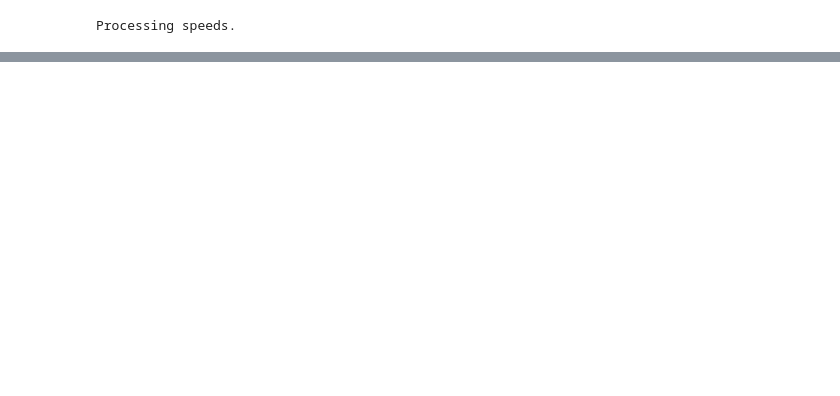
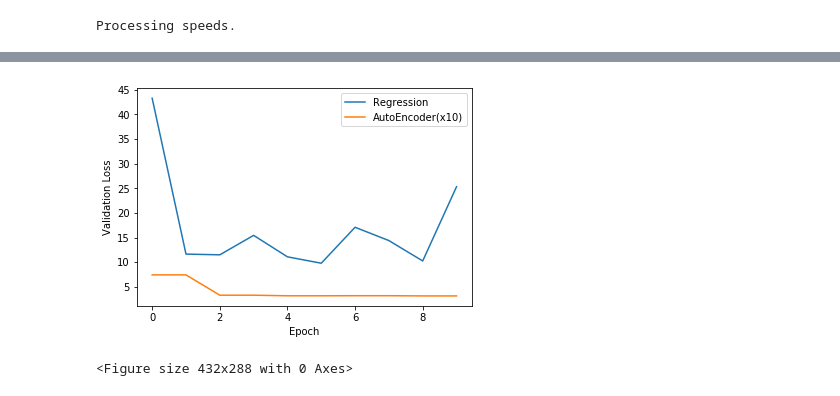
Before and after one commit to jaketerrito/speedchallenge, a Jupyter notebook: autoencoder.ipynb, the cells around one changed output, grey strips where cells are left out. Cells and saved outputs as stored; diff of their text form; code cells hidden in the pictures; blank space fills up the shorter version.

```diff
--- a/autoencoder.ipynb
+++ b/autoencoder.ipynb
@@ -172,7 +171,7 @@ def speed_generator(video, speeds, batch_size, sequence_length):
 # %%
 batch_size = 16
 sequence_length = 8
-epochs = 10
+epochs = 5
 split = .8
 latent_size = 16
 
@@ -235,7 +234,9 @@ def get_regression():
     outputs = Dense(1,activation='linear')(x)
     return Model(inputs=inputs,outputs=outputs,name='regression')
 
+print('Encoder:')
 get_encoder().summary()
+print('Decoder:')
 get_decoder().summary()
 #get_regression().summary()
 # %% [output]
@@ -515,10 +319,0 @@ Epoch 10/10
-# %%
-reg_history = regression.fit_generator(
-    train_re_gen,
-    steps_per_epoch=int(video_size*split/batch_size),
-    validation_data=val_re_gen,
-    validation_steps=int(video_size*(1-split)/batch_size),
-    epochs=epochs,
-    verbose=True,
-    callbacks=[ModelCheckpoint('./data/reg_weights.hdf5',save_best_only=True)]
-)
@@ -667,10 +319,0 @@ def concat_speed_generator(video, speeds, batch_size, sequence_length, ae):
-# %%
-ae_history = autoencoder.fit_generator(
-    train_ae_gen,
-    steps_per_epoch=int(video_size*split/batch_size),
-    validation_data=val_ae_gen,
-    validation_steps=int(video_size*(1-split)/batch_size),
-    epochs=epochs,
-    verbose=True,
-    callbacks=[ModelCheckpoint('./data/weights.hdf5',save_best_only=True)]
-)
@@ -702,10 +319,0 @@ val_re_gen = concat_speed_generator(video[int(video_size*split):], speeds[int(vi
-# %%
-reg_history = regression.fit_generator(
-    train_re_gen,
-    steps_per_epoch=int(video_size*split/batch_size),
-    validation_data=val_re_gen,
-    validation_steps=int(video_size*(1-split)/batch_size),
-    epochs=epochs,
-    verbose=True,
-    callbacks=[ModelCheckpoint('./data/reg_weights.hdf5',save_best_only=True)]
-)
@@ -733,14 +320,18 @@ Epoch 10/10
 # %%
 # Plot the training loss against the validation loss
-plt.plot(reg_history.history['loss'])
-plt.plot(reg_history.history['val_loss'])
+plt.plot(reg_history)
+plt.plot(ae_history)
+
 plt.xlabel('Epoch')
-plt.ylabel('Loss')
-plt.legend(['Loss', 'Validation Loss'])
+plt.ylabel('Validation Loss')
+plt.legend(['Regression', 'AutoEncoder(x10)'])
 plt.savefig(fname='./data/lossplot')
 plt.show()
 
 plt.clf()
+# %% [output]
+[figure, added]
+<Figure size 432x288 with 0 Axes>
 # %%
 def denseflow_as_image(x):
   x = x.astype(np.uint8)
```
Also changed, not shown: parts of 18 cells of this notebook.
